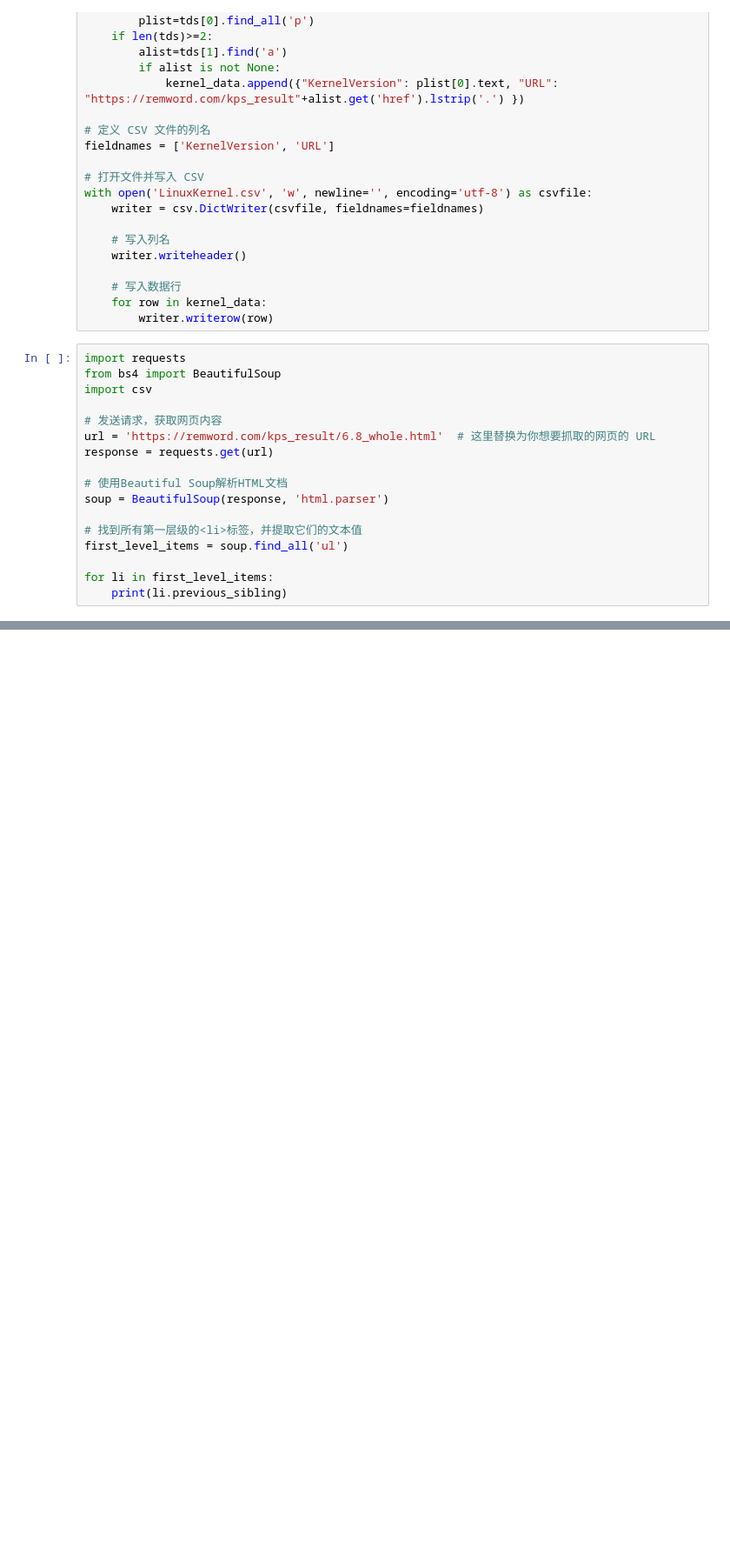
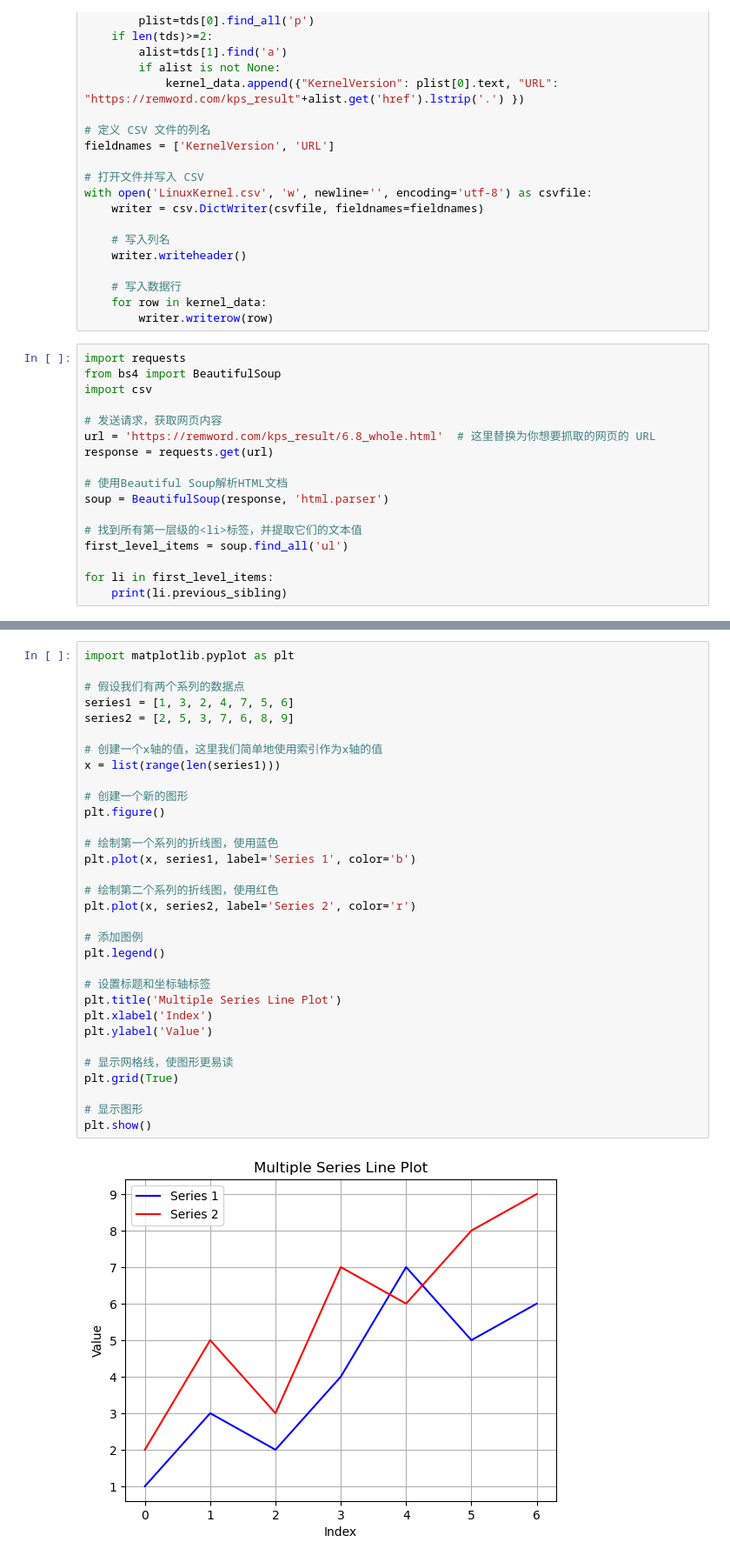
Before and after one commit to izhouliren/helloworld, a Jupyter notebook: helloworld.ipynb, the cells around one changed output, grey strips where cells are left out. Shown: that part at 87% size. Drawn from its saved outputs; the diff is of its cells as text; blank space fills up the shorter version.

```diff
--- a/helloworld.ipynb
+++ b/helloworld.ipynb
@@ -324,0 +390,34 @@ Value
+# %%
+import matplotlib.pyplot as plt
+
+# 假设我们有两个系列的数据点
+series1 = [1, 3, 2, 4, 7, 5, 6]
+series2 = [2, 5, 3, 7, 6, 8, 9]
+
+# 创建一个x轴的值，这里我们简单地使用索引作为x轴的值
+x = list(range(len(series1)))
+
+# 创建一个新的图形
+plt.figure()
+
+# 绘制第一个系列的折线图，使用蓝色
+plt.plot(x, series1, label='Series 1', color='b')
+
+# 绘制第二个系列的折线图，使用红色
+plt.plot(x, series2, label='Series 2', color='r')
+
+# 添加图例
+plt.legend()
+
+# 设置标题和坐标轴标签
+plt.title('Multiple Series Line Plot')
+plt.xlabel('Index')
+plt.ylabel('Value')
+
+# 显示网格线，使图形更易读
+plt.grid(True)
+
+# 显示图形
+plt.show()
+# %% [output]
+[figure, added]
```
Also changed, not shown: parts of 7 cells of this notebook, 1 other file.
